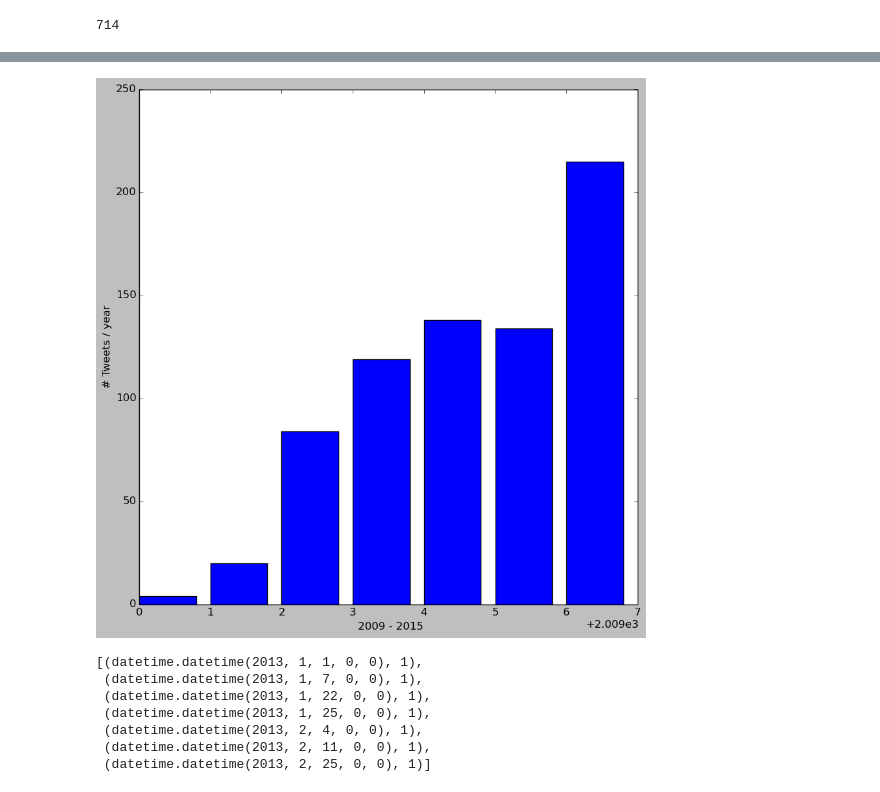
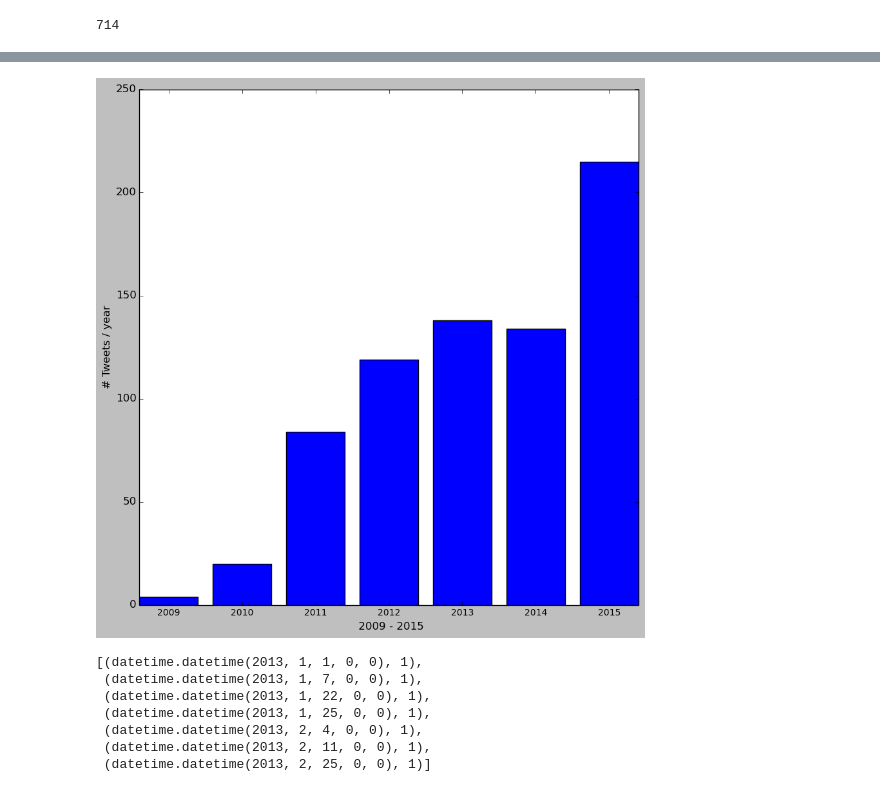
Before and after one commit to cecemel/pyspark-toying, a Jupyter notebook: tweets_analysis.ipynb, the cells around one changed output, grey strips where cells are left out. Drawn from its saved outputs; the diff is of its cells as text; code cells hidden in the pictures.

```diff
--- a/tweets_analysis.ipynb
+++ b/tweets_analysis.ipynb
@@ -135,6 +133,5 @@ DATA_SCIENCE_tweets.count()
 714
 # %%
 # Number of "data science" -related tweets per year
-test3 = DATA_SCIENCE_tweets.map(lambda x: (x[0].year,1)).reduceByKey(add).sortByKey()#.collect().sortByKey()
-test4 = test3.collect()
-test4
+from operator import add
+year_count = DATA_SCIENCE_tweets.map(lambda x: (x.created_at.year,1)).reduceByKey(add).collect()
@@ -149,16 +138,17 @@ test4
 # %%
 import matplotlib.pyplot as plt
 import datetime
 import numpy as np
 
-x,y = zip(*test4)
+x,y = zip(*year_count)
 plt.figure(figsize=(10,10), dpi=40)
 plt.xlabel(" 2009 - 2015")
 plt.ylabel("# Tweets / year")
-plt.bar(x,y)
+plt.xticks(range(2008, 2016), range(2008, 2016), size='small')
+plt.bar(x,y, align='center')
 plt.show()
 # %% [output]
-[figure, old version]
+[figure, new version]
 # %%
 #
 testx1 = DATA_SCIENCE_tweets.map(lambda x: x[0])
```
Also changed, not shown: parts of 7 cells of this notebook.
